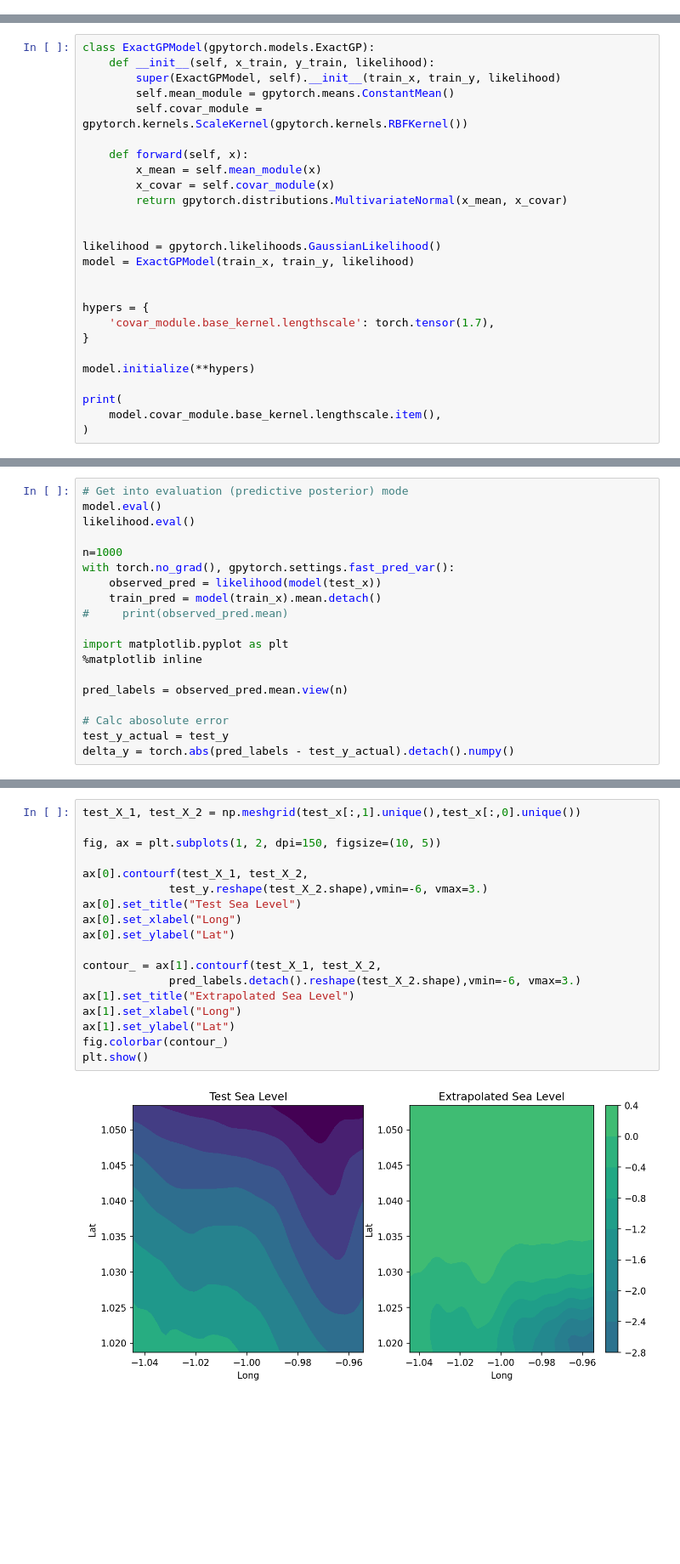
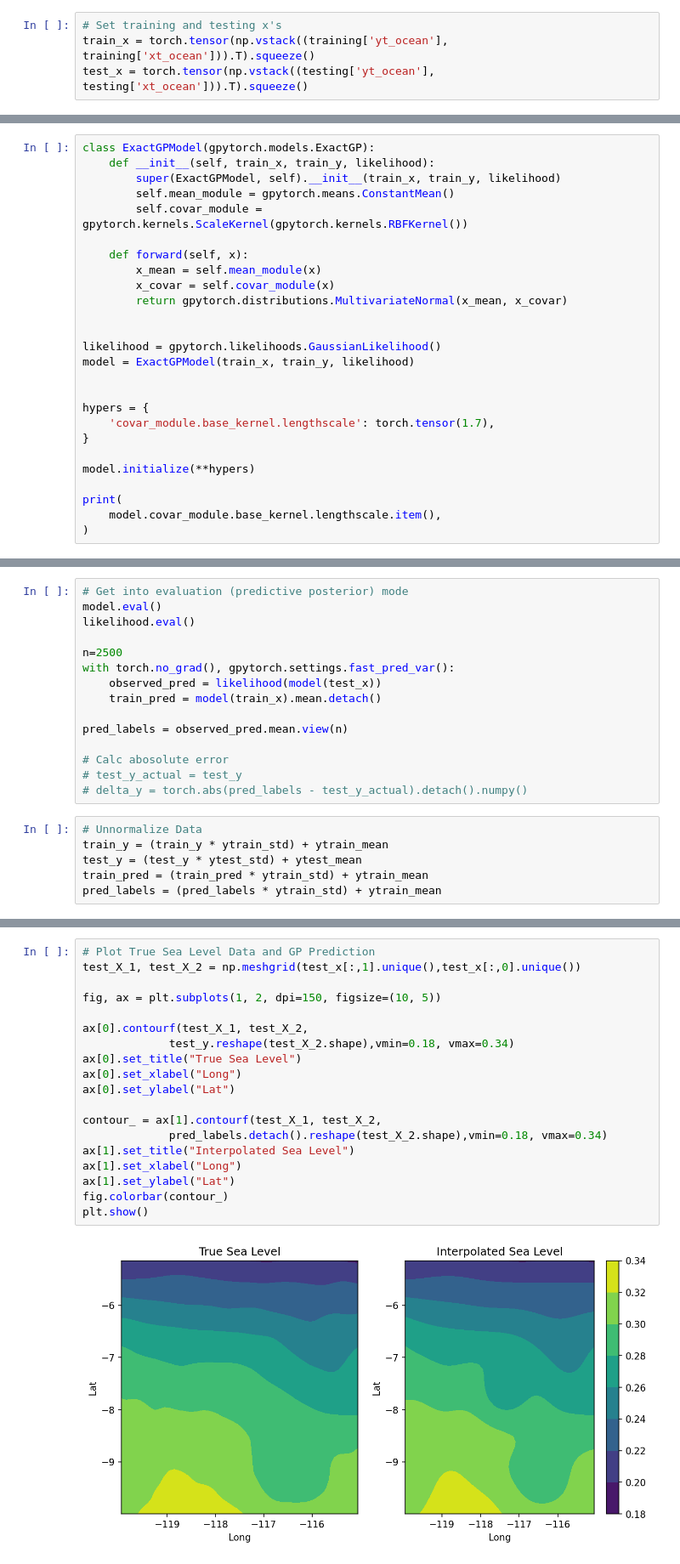
Before and after one commit to rohanlopez7/BML_GP_Project, a Jupyter notebook: Nicole/spatial-rbf.ipynb, the cells around one changed output, grey strips where cells are left out. Shown at 85% size. Drawn from its saved outputs; the diff is of its cells as text; blank space fills up the shorter version.

```diff
--- a/Nicole/spatial-rbf.ipynb
+++ b/Nicole/spatial-rbf.ipynb
@@ -56,2 +61,6 @@ tensor([0.3171, 0.3168, 0.3169,  ..., 0.1986, 0.1982, 0.1979])
+# %%
+# Set training and testing x's
+train_x = torch.tensor(np.vstack((training['yt_ocean'], training['xt_ocean'])).T).squeeze()
+test_x = torch.tensor(np.vstack((testing['yt_ocean'], testing['xt_ocean'])).T).squeeze()
 # %%
 # Calculate mean std of x and y variables
@@ -81,6 +106,6 @@ train_y = (y_train - y_train.mean()) / y_train.std()
 # %%
 class ExactGPModel(gpytorch.models.ExactGP):
-    def __init__(self, x_train, y_train, likelihood):
+    def __init__(self, train_x, train_y, likelihood):
         super(ExactGPModel, self).__init__(train_x, train_y, likelihood)
         self.mean_module = gpytorch.means.ConstantMean()
         self.covar_module = gpytorch.kernels.ScaleKernel(gpytorch.kernels.RBFKernel())
@@ -150,18 +170,20 @@ TypeError: rsub() received an invalid combination of arguments - got (Tensor, nu
 model.eval()
 likelihood.eval()
 
-n=1000
+n=2500
 with torch.no_grad(), gpytorch.settings.fast_pred_var():
     observed_pred = likelihood(model(test_x))
     train_pred = model(train_x).mean.detach()
-#     print(observed_pred.mean)
-
-import matplotlib.pyplot as plt
-%matplotlib inline
 
 pred_labels = observed_pred.mean.view(n)
 
 # Calc abosolute error
-test_y_actual = test_y
-delta_y = torch.abs(pred_labels - test_y_actual).detach().numpy()
+# test_y_actual = test_y
+# delta_y = torch.abs(pred_labels - test_y_actual).detach().numpy()
+# %%
+# Unnormalize Data
+train_y = (train_y * ytrain_std) + ytrain_mean
+test_y = (test_y * ytest_std) + ytest_mean
+train_pred = (train_pred * ytrain_std) + ytrain_mean
+pred_labels = (pred_labels * ytrain_std) + ytrain_mean
 # %%
@@ -204,20 +223,21 @@ plt.show()
 # %%
+# Plot True Sea Level Data and GP Prediction
 test_X_1, test_X_2 = np.meshgrid(test_x[:,1].unique(),test_x[:,0].unique())
 
 fig, ax = plt.subplots(1, 2, dpi=150, figsize=(10, 5))
 
 ax[0].contourf(test_X_1, test_X_2,
-             test_y.reshape(test_X_2.shape),vmin=-6, vmax=3.)
-ax[0].set_title("Test Sea Level")
+             test_y.reshape(test_X_2.shape),vmin=0.18, vmax=0.34)
+ax[0].set_title("True Sea Level")
 ax[0].set_xlabel("Long")
 ax[0].set_ylabel("Lat")
 
 contour_ = ax[1].contourf(test_X_1, test_X_2,
-             pred_labels.detach().reshape(test_X_2.shape),vmin=-6, vmax=3.)
-ax[1].set_title("Extrapolated Sea Level")
+             pred_labels.detach().reshape(test_X_2.shape),vmin=0.18, vmax=0.34)
+ax[1].set_title("Interpolated Sea Level")
 ax[1].set_xlabel("Long")
 ax[1].set_ylabel("Lat")
 fig.colorbar(contour_)
 plt.show()
 # %% [output]
-[figure, old version]
+[figure, new version]
```
Also changed, not shown: parts of 12 cells of this notebook.
